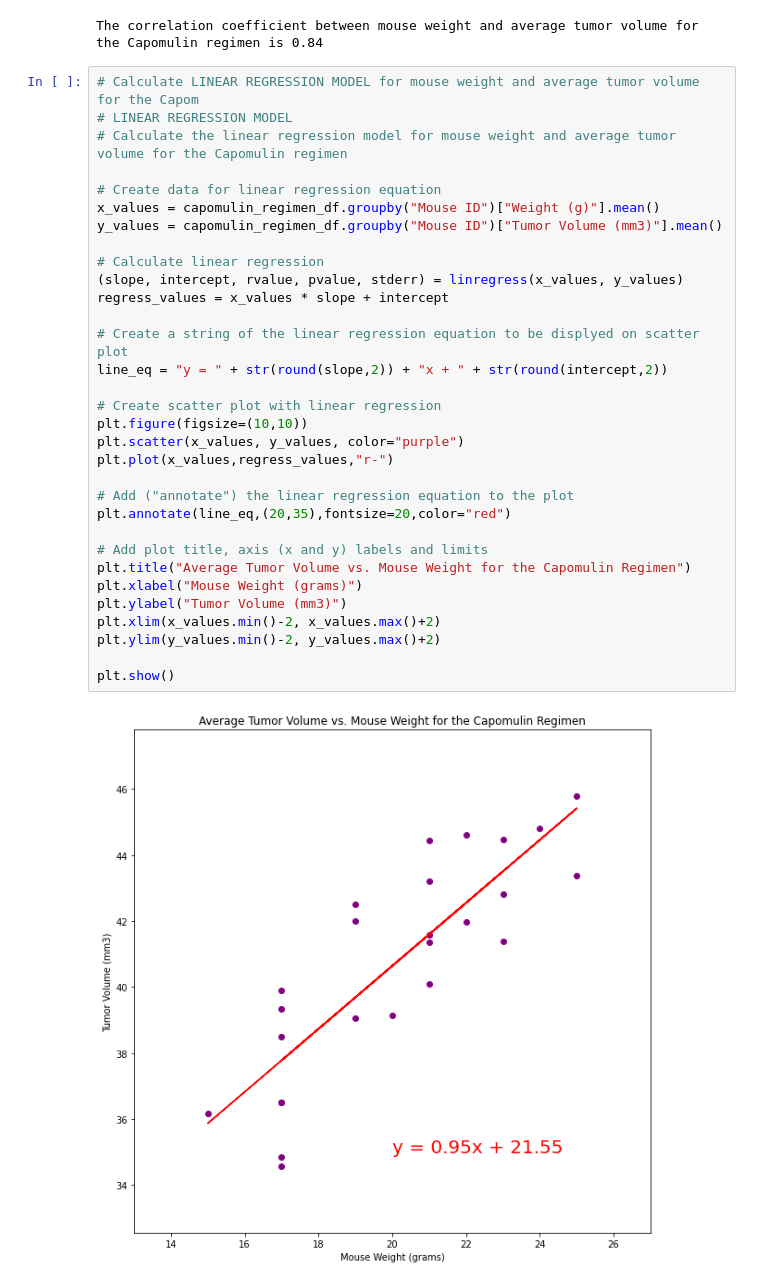
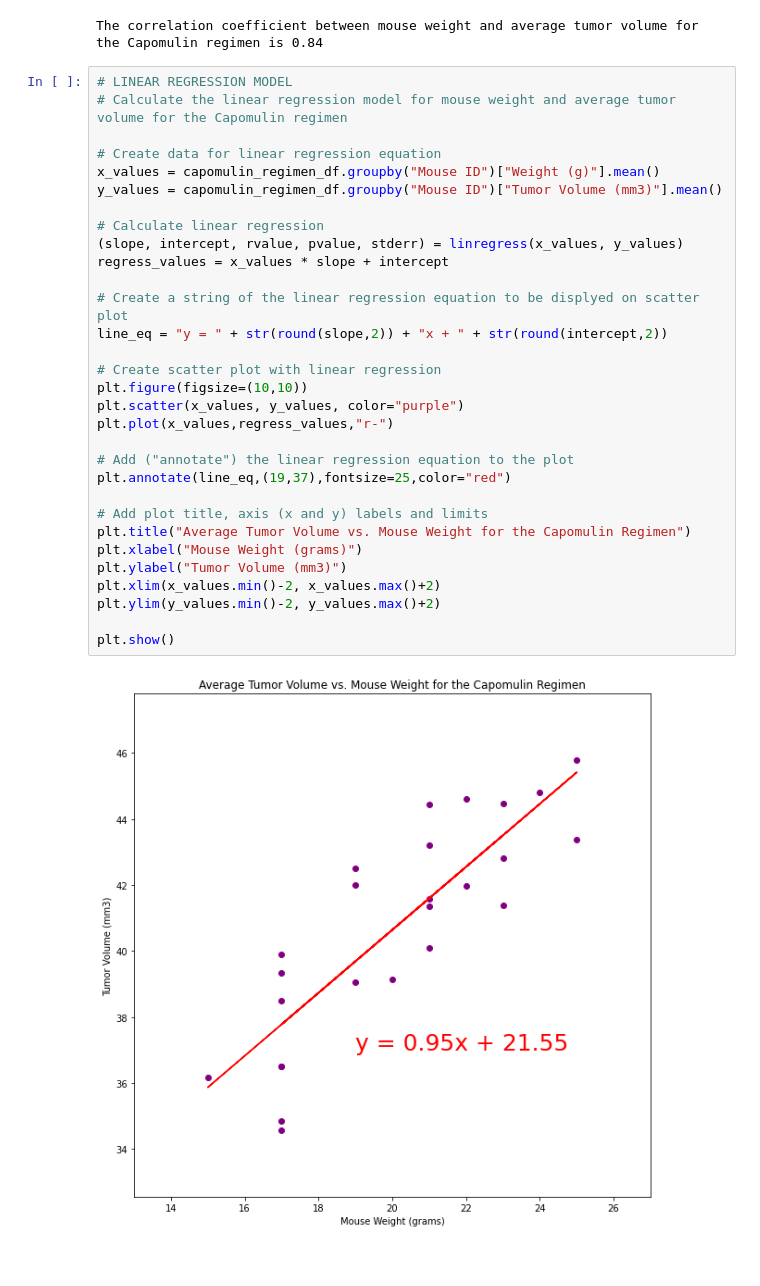
Before and after one commit to meena2203/matplotlib-challenge, a Jupyter notebook: Pymaceuticals/MR_Pymaceuticals_Assignment.ipynb, the cells around one changed output. Saved outputs shown, nothing was run; the diff lists cells and outputs as text.

```diff
--- a/Pymaceuticals/MR_Pymaceuticals_Assignment.ipynb
+++ b/Pymaceuticals/MR_Pymaceuticals_Assignment.ipynb
@@ -328,36 +328,35 @@ print(f"The correlation coefficient between mouse weight and average tumor volum
 # %% [output]
 The correlation coefficient between mouse weight and average tumor volume for the Capomulin regimen is 0.84
 # %%
-# Calculate LINEAR REGRESSION MODEL for mouse weight and average tumor volume for the Capom
 # LINEAR REGRESSION MODEL
 # Calculate the linear regression model for mouse weight and average tumor volume for the Capomulin regimen
 
 # Create data for linear regression equation
 x_values = capomulin_regimen_df.groupby("Mouse ID")["Weight (g)"].mean()
 y_values = capomulin_regimen_df.groupby("Mouse ID")["Tumor Volume (mm3)"].mean()
 
 # Calculate linear regression
 (slope, intercept, rvalue, pvalue, stderr) = linregress(x_values, y_values)
 regress_values = x_values * slope + intercept
 
 # Create a string of the linear regression equation to be displyed on scatter plot
 line_eq = "y = " + str(round(slope,2)) + "x + " + str(round(intercept,2))
 
 # Create scatter plot with linear regression
 plt.figure(figsize=(10,10))
 plt.scatter(x_values, y_values, color="purple")
 plt.plot(x_values,regress_values,"r-")
 
 # Add ("annotate") the linear regression equation to the plot
-plt.annotate(line_eq,(20,35),fontsize=20,color="red")
+plt.annotate(line_eq,(19,37),fontsize=25,color="red")
 
 # Add plot title, axis (x and y) labels and limits
 plt.title("Average Tumor Volume vs. Mouse Weight for the Capomulin Regimen")
 plt.xlabel("Mouse Weight (grams)")
 plt.ylabel("Tumor Volume (mm3)")
 plt.xlim(x_values.min()-2, x_values.max()+2)
 plt.ylim(y_values.min()-2, y_values.max()+2)
 
 plt.show()
 # %% [output]
-[figure, old version]
+[figure, new version]
```
Also changed, not shown: parts of 2 cells of this notebook.
